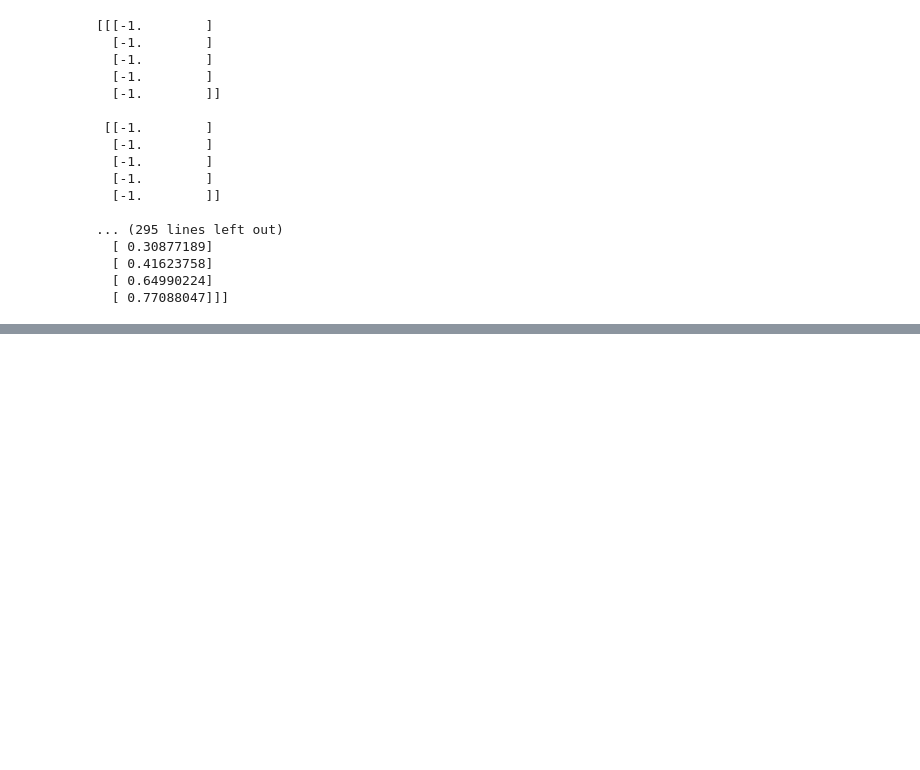
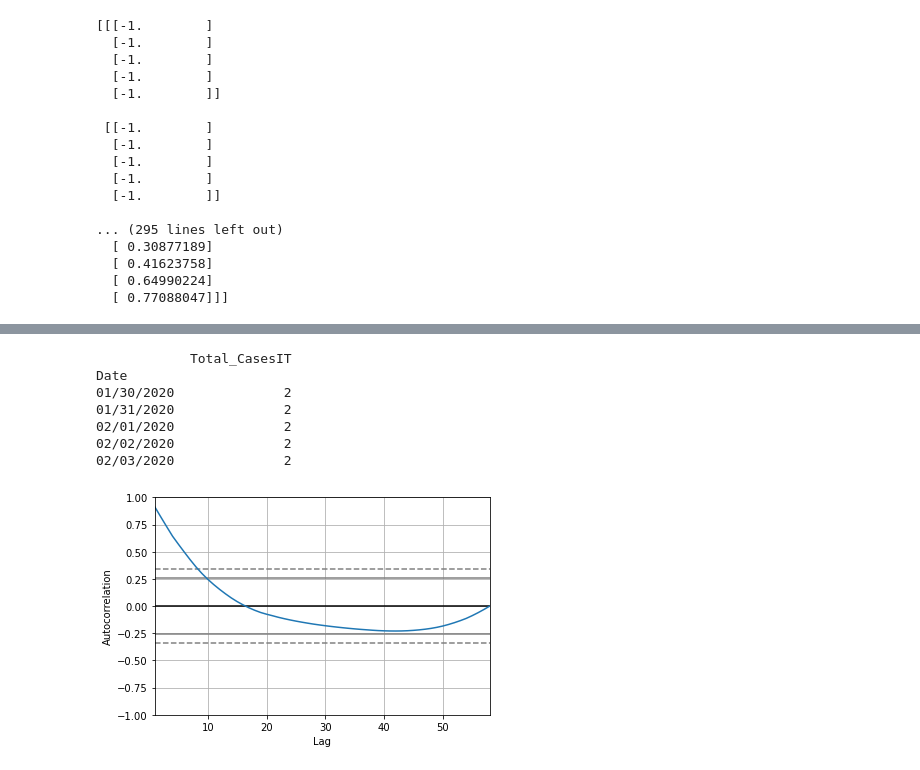
Before and after one commit to BrunoMartins11/covid-19-API, a Jupyter notebook: Notebook/Covid-Analyzer.ipynb, the cells around one changed output, grey strips where cells are left out. Saved outputs shown, nothing was run; the diff lists cells and outputs as text; code cells hidden in the pictures; blank space fills up the shorter version.

```diff
--- a/Notebook/Covid-Analyzer.ipynb
+++ b/Notebook/Covid-Analyzer.ipynb
@@ -222,0 +288,14 @@ LinearRegression(copy_X=True, fit_intercept=True, n_jobs=None, normalize=False)
+# %%
+data_arima = dataIT.drop(columns=['New_Daily_CasesIT','New_Daily_DeathsIT','Total_DeathsIT','Total_RecoveriesIT'], axis=0)
+print(data_arima.head())
+pd.plotting.autocorrelation_plot(data_arima)
+plt.show()
+# %% [output]
+            Total_CasesIT
+Date
+01/30/2020              2
+01/31/2020              2
+02/01/2020              2
+02/02/2020              2
+02/03/2020              2
+[figure, added]
```
Also changed, not shown: parts of 18 cells of this notebook.
